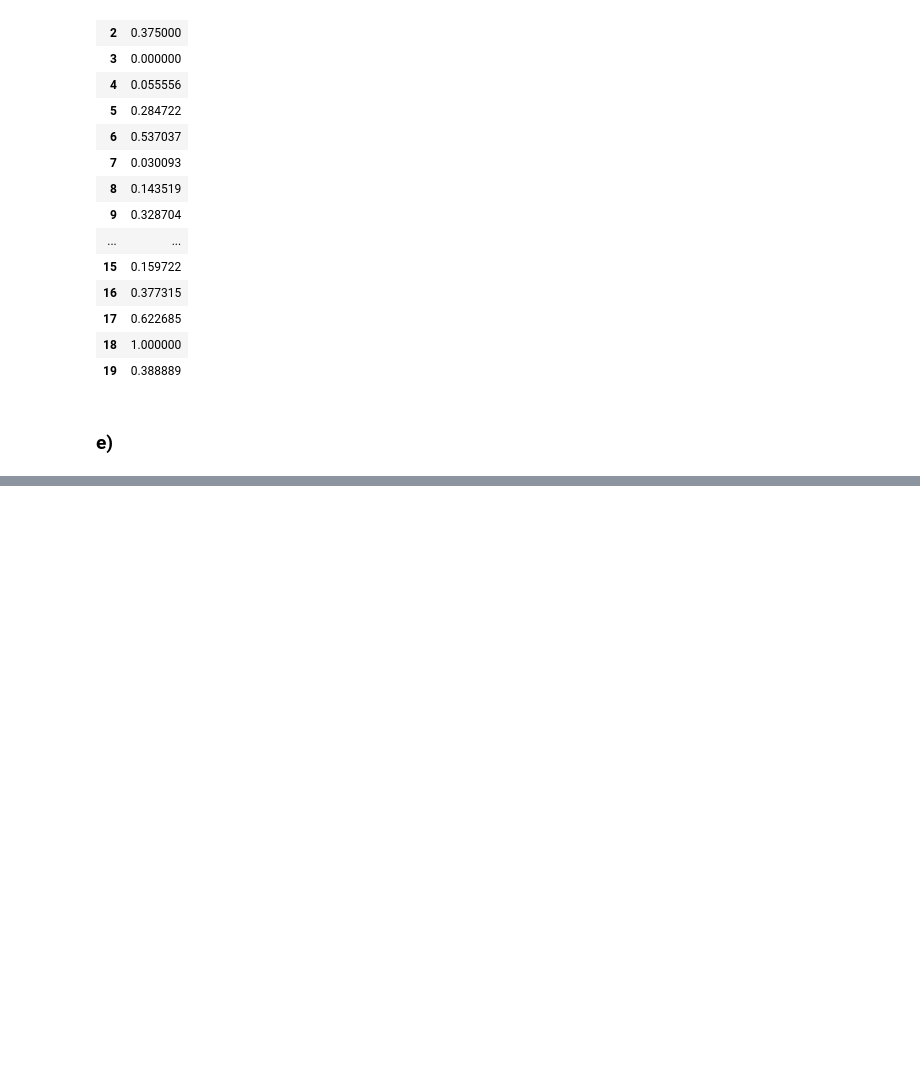
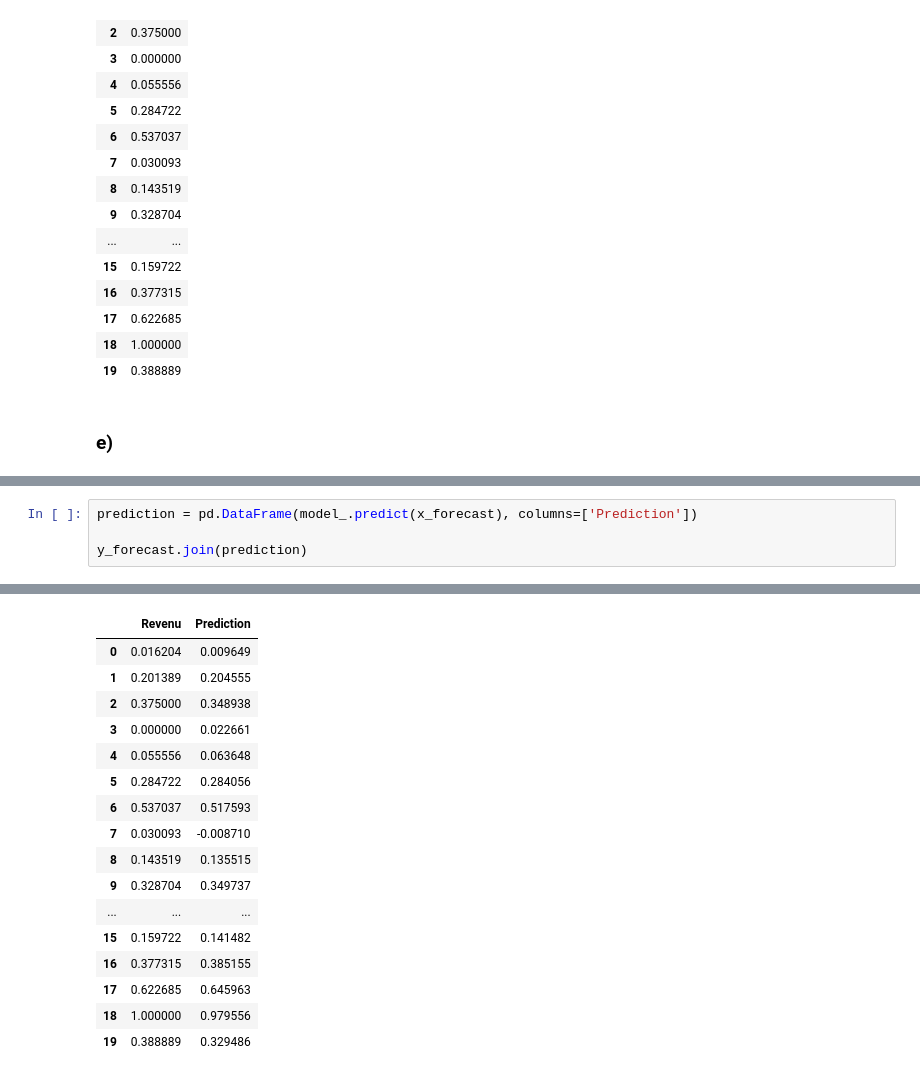
Before and after one commit to zouffke/Datascience2, a Jupyter notebook: p4/3_neurale netwerken/oef/oef.ipynb, the cells around one changed output, grey strips where cells are left out. Drawn from its saved outputs; the diff is of its cells as text; blank space fills up the shorter version.

```diff
--- a/p4/3_neurale netwerken/oef/oef.ipynb
+++ b/p4/3_neurale netwerken/oef/oef.ipynb
@@ -253,0 +284,5 @@ model.compile(optimizer=RMSprop(learning_rate=0.001),
+# %%
+prediction = pd.DataFrame(model_.predict(x_forecast), columns=['Prediction'])
+
+y_forecast.join(prediction)
+# %% [output]
@@ -253,0 +291,17 @@ model.compile(optimizer=RMSprop(learning_rate=0.001),
+|  | Revenu | Prediction |
+| 0 | 0.016204 | 0.009649 |
+| 1 | 0.201389 | 0.204555 |
+| 2 | 0.375000 | 0.348938 |
+| 3 | 0.000000 | 0.022661 |
+| 4 | 0.055556 | 0.063648 |
+| 5 | 0.284722 | 0.284056 |
+| 6 | 0.537037 | 0.517593 |
+| 7 | 0.030093 | -0.008710 |
+| 8 | 0.143519 | 0.135515 |
+| 9 | 0.328704 | 0.349737 |
+| ... | ... | ... |
+| 15 | 0.159722 | 0.141482 |
+| 16 | 0.377315 | 0.385155 |
+| 17 | 0.622685 | 0.645963 |
+| 18 | 1.000000 | 0.979556 |
+| 19 | 0.388889 | 0.329486 |
```
Also changed, not shown: parts of 11 cells of this notebook, 10 other files.
